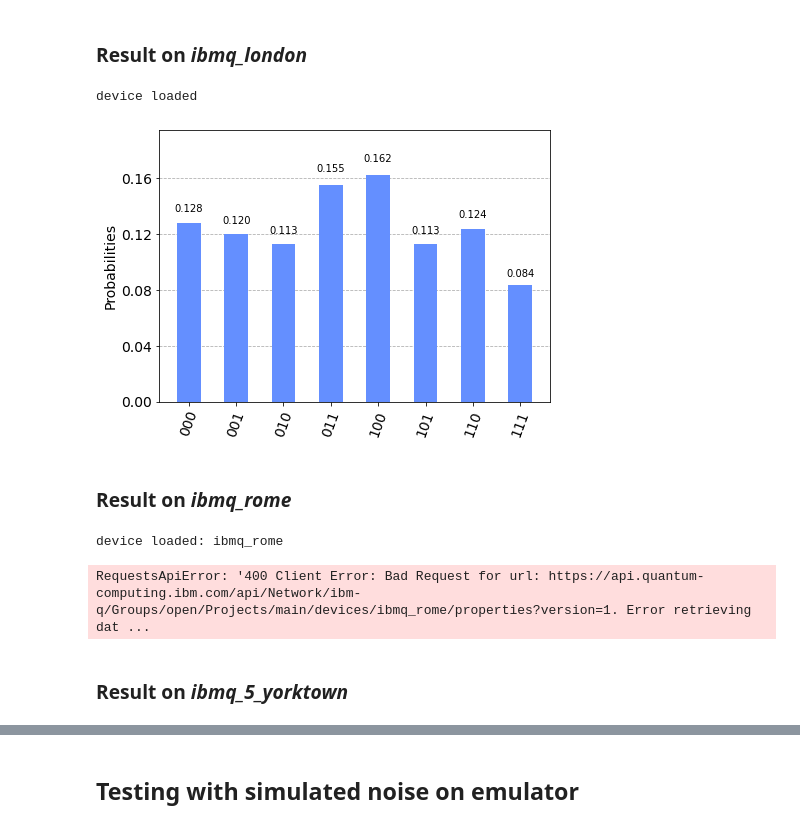
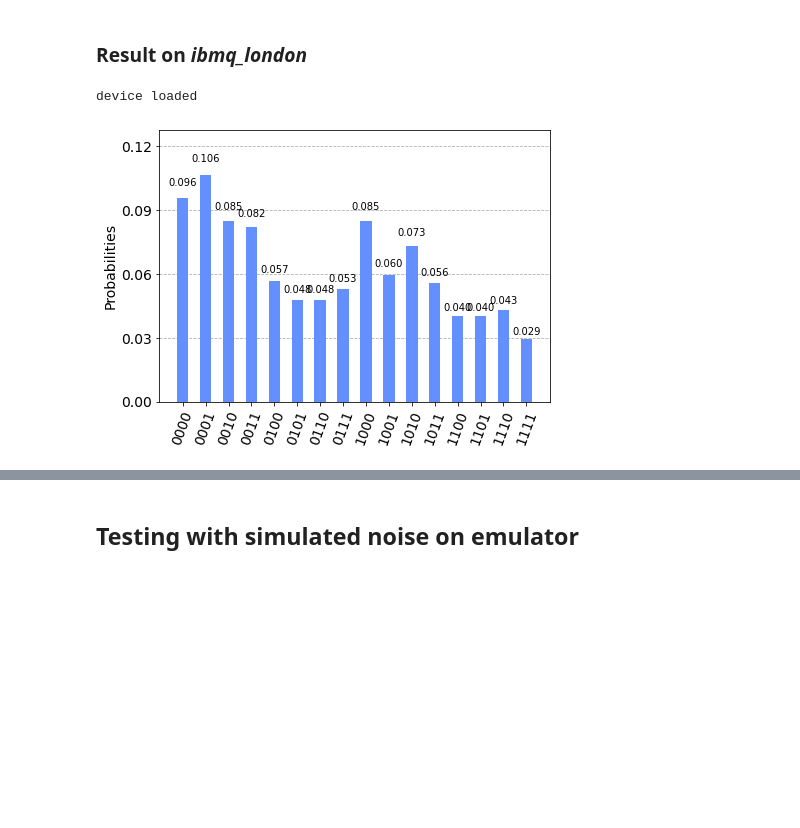
Before and after one commit to ShabaniLab/qiskit-summerjam-team1, a Jupyter notebook: Qproject.ipynb, the cells around one changed output, grey strips where cells are left out. Cells and saved outputs as stored; diff of their text form; code cells hidden in the pictures; blank space fills up the shorter version.

Commit message:
organize main notebook, correct discrete gaussian formula

```diff
--- a/Qproject.ipynb
+++ b/Qproject.ipynb
@@ -155,7 +139,7 @@ plot_histogram(counts)
 # %% [markdown]
 ## Test things on a real quantum computer
 # %%
-N = 3
+N = 4
 sigma = 2**N/6.5
 mu = 2**(N-1)
 qc = create_circ(N,mu,sigma)
@@ -195,22 +230,9 @@ device loaded
 # %%
 real_device = provider.get_backend('ibmq_london') #pick a device
 print("device loaded")
 result = execute(qc, real_device).result() #execute circuit defined previously
-counts = result.get_counts()
-plot_histogram(counts) #display
+london_counts = result.get_counts()
+plot_histogram(london_counts) #display
 # %% [output]
 device loaded
-[figure, old version]
+[figure, new version]
-# %% [markdown]
-### Result on  <I>ibmq_rome</I>
-# %%
-real_device = provider.get_backend('ibmq_rome') #pick a device
-print("device loaded: "+str(real_device))
-result = execute(qc, real_device).result() #execute circuit defined previously
-counts = result.get_counts()
-plot_histogram(counts) #display
-# %% [output]
-device loaded: ibmq_rome
-RequestsApiError: '400 Client Error: Bad Request for url: https://api.quantum-computing.ibm.com/api/Network/ibm-q/Groups/open/Projects/main/devices/ibmq_rome/properties?version=1. Error retrieving dat ...
-# %% [markdown]
-### Result on  <I>ibmq_5_yorktown</I>
```
Also changed, not shown: parts of 31 cells of this notebook.
